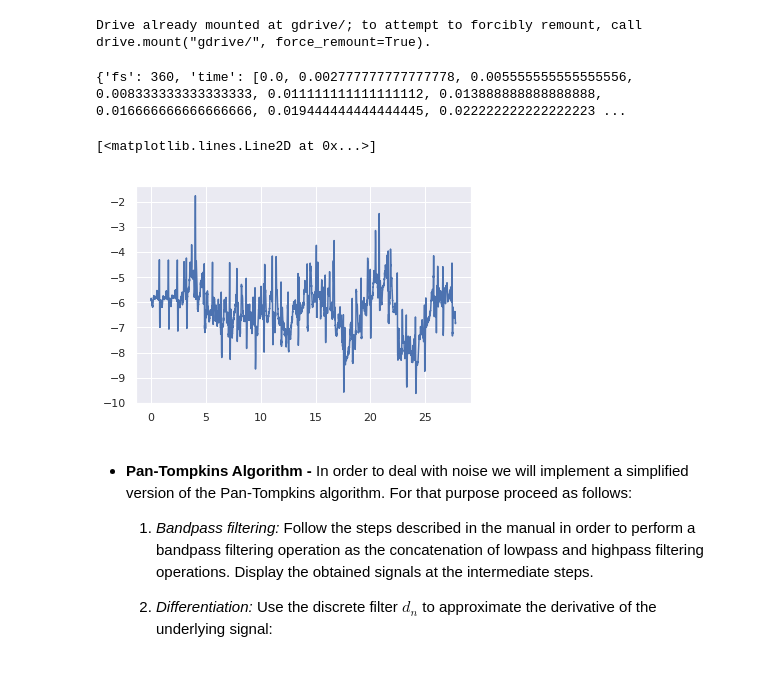
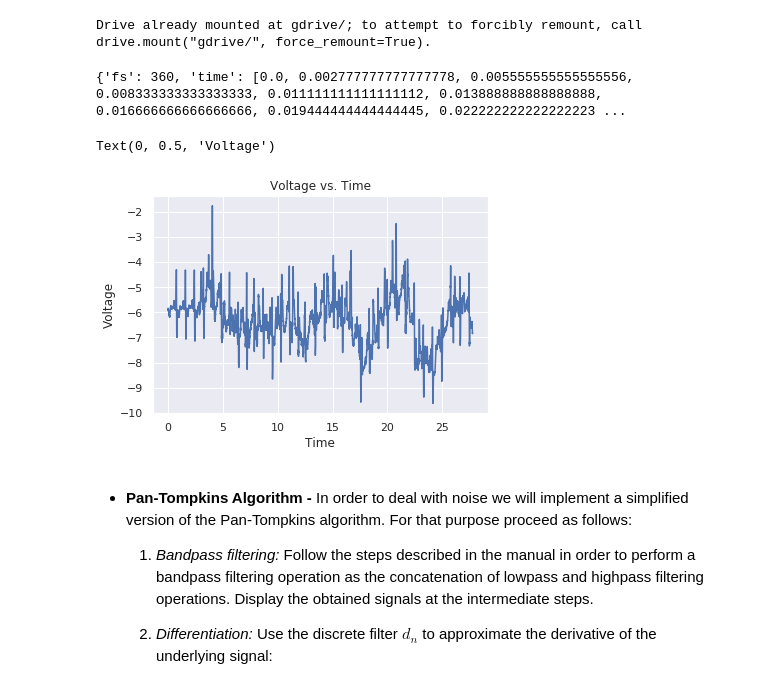
Before and after one commit to varose99/ds4bme, a Jupyter notebook: ecglab.ipynb, the cells around one changed output. Cells and saved outputs as stored; diff of their text form; code cells hidden in the pictures.

```diff
--- a/ecglab.ipynb
+++ b/ecglab.ipynb
@@ -202,21 +202,24 @@ Drive already mounted at gdrive/; to attempt to forcibly remount, call drive.mou
 # %%
 # load data from Google Drive
 with open('gdrive/My Drive/bmdslab/lab-01/ecg_mitnst.json','r') as infile:
     data = json.load(infile)
 
 # print data to see dictionary fields
 print(data)
 fs = data["fs"]
 time = data['time']
 tk = data['tk']
 voltage = data['voltage']
 
 
 plt.plot(time,voltage)
+plt.title('Voltage vs. Time')
+plt.xlabel('Time')
+plt.ylabel('Voltage')
 # %% [output]
 {'fs': 360, 'time': [0.0, 0.002777777777777778, 0.005555555555555556, 0.008333333333333333, 0.011111111111111112, 0.013888888888888888, 0.016666666666666666, 0.019444444444444445, 0.022222222222222223 ...
-[<matplotlib.lines.Line2D at 0x...>]
+Text(0, 0.5, 'Voltage')
-[figure, old version]
+[figure, new version]
 # %% [markdown]
 * **Pan-Tompkins Algorithm -** In order to deal with noise we will implement a simplified version of the Pan-Tompkins algorithm. For that purpose proceed as follows:
 
```
Also changed, not shown: parts of 4 cells of this notebook.
